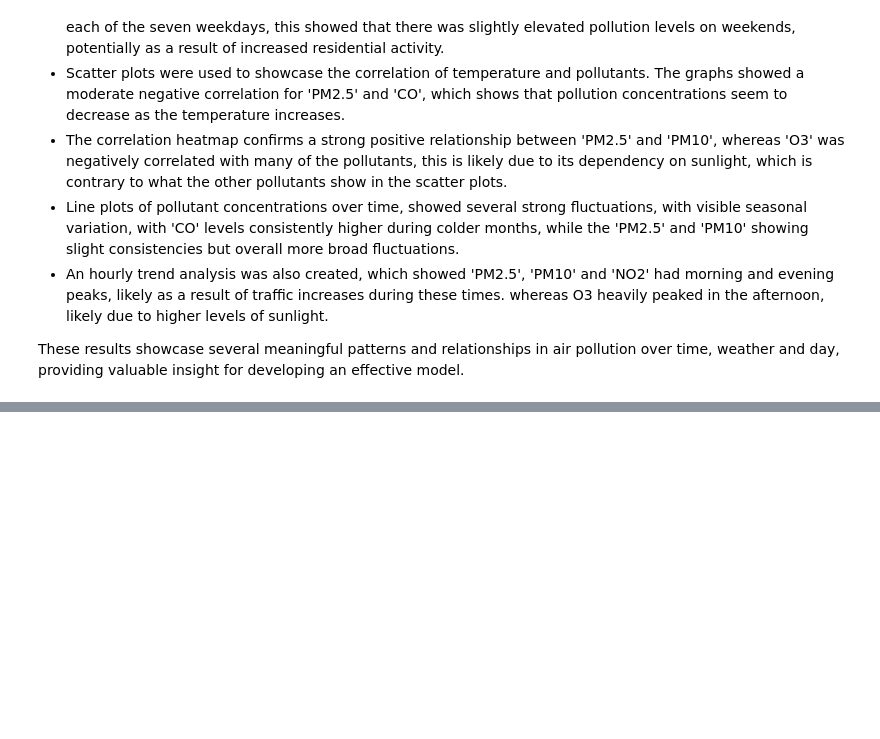
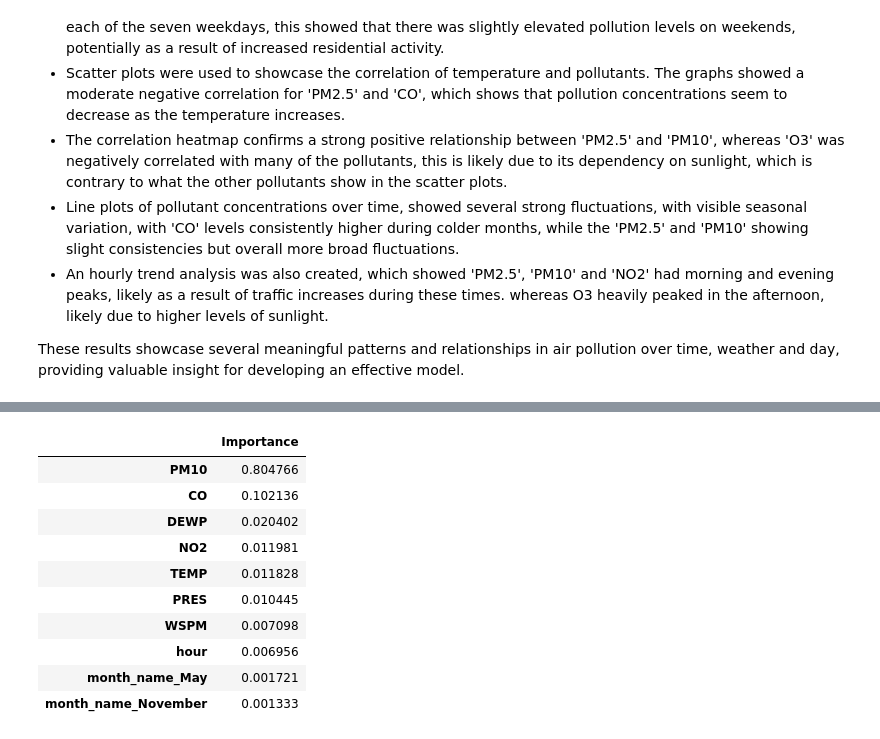
Before and after one commit to st20202093/Air-Pollution, a Jupyter notebook: air_quality.ipynb, the cells around one changed output, grey strips where cells are left out. Drawn from its saved outputs; the diff is of its cells as text; code cells hidden in the pictures; blank space fills up the shorter version.

Commit message:
Added updated jupyter notebook with model training and evaluation (Task 3)

```diff
--- a/air_quality.ipynb
+++ b/air_quality.ipynb
@@ -364,0 +367,80 @@ These results showcase several meaningful patterns and relationships in air poll
+# %%
+# Feature selection and prediction target
+base_features = [
+    'TEMP', 'DEWP', 'PRES', 'RAIN', 'WSPM',
+    'day_name', 'month_name', 'wd', 'PM10', 'NO2', 'CO', 'hour'
+]
+target = 'PM2.5'
+
+# Data preprocessing
+# Extract hour from datetime
+data = preprocessed_air_quality_data.copy()
+data['hour'] = data['datetime'].dt.hour
+
+# Categorise and encode data
+data = data[base_features + [target]].dropna()
+categorical = ['day_name', 'month_name', 'wd']
+data_encoded = pd.get_dummies(data, columns=categorical, drop_first=True)
+
+# Set features and target
+X = data_encoded.drop(columns=[target])
+y = data_encoded[target]
+
+# Split train and test sets
+X_train, X_test, y_train, y_test = train_test_split(X, y, test_size=0.2, random_state=42)
+
+# Random forest training
+rf_model = RandomForestRegressor(n_estimators=100, random_state=42)
+rf_model.fit(X_train, y_train)
+rf_preds = rf_model.predict(X_test)
+
+# Linear regression training
+scaler = StandardScaler()
+X_train_scaled = scaler.fit_transform(X_train)
+X_test_scaled = scaler.transform(X_test)
+lr_model = LinearRegression()
+lr_model.fit(X_train_scaled, y_train)
+lr_preds = lr_model.predict(X_test_scaled)
+
+# Gradient boosting training
+gb_model = GradientBoostingRegressor(n_estimators=100, learning_rate=0.1, random_state=42)
+gb_model.fit(X_train, y_train)
+gb_preds = gb_model.predict(X_test)
+
+# Evaluation metrics function
+def evaluate_model(name, y_true, y_pred):
+    print(f"\n{name} Performance:")
+    print(f"MAE : {mean_absolute_error(y_true, y_pred):.2f}")
+    print(f"RMSE: {np.sqrt(mean_squared_error(y_true, y_pred)):.2f}")
+    print(f"R2  : {r2_score(y_true, y_pred):.3f}")
+
+# calling evaluation function
+evaluate_model("Random Forest", y_test, rf_preds)
+evaluate_model("Linear Regression", y_test, lr_preds)
+evaluate_model("Gradient Boosting", y_test, gb_preds)
+
+# Ensemble models
+# Even split ensemble (RF + LR)
+ensemble_even = (rf_preds + lr_preds) / 2
+evaluate_model("Simple Ensemble (RF + LR)", y_test, ensemble_even)
+
+# Weighted two model ensemble (70% RF + 30% LR)
+ensemble_weighted_two = 0.7 * rf_preds + 0.3 * lr_preds
+evaluate_model("Weighted Ensemble (70% RF + 30% LR)", y_test, ensemble_weighted_two)
+
+# Weighted three model ensemble (60% RF + 30% GB + 10% LR)
+ensemble_weighted_three = 0.6 * rf_preds + 0.3 * gb_preds + 0.1 * lr_preds
+evaluate_model("Weighted Ensemble (60% RF + 30% GB + 10% LR)", y_test, ensemble_weighted_three)
+
+# Random Forest data importance
+importances = pd.Series(rf_model.feature_importances_, index=X.columns)
+important_features = importances.sort_values(ascending=False).head(10)
+print("\nMost important features (Random Forest):")
+display(important_features.to_frame("Importance"))
+
+# Linear Regression coefficients
+lr_coefficients = pd.Series(lr_model.coef_, index=X.columns)
+important_lr = lr_coefficients.abs().sort_values(ascending=False).head(10)
+print("\nMost important coefficients (Linear Regression):")
+display(important_lr.to_frame("Coefficient"))
+# %% [output]
@@ -364,0 +464,11 @@ These results showcase several meaningful patterns and relationships in air poll
+|  | Importance |
+| PM10 | 0.804766 |
+| CO | 0.102136 |
+| DEWP | 0.020402 |
+| NO2 | 0.011981 |
+| TEMP | 0.011828 |
+| PRES | 0.010445 |
+| WSPM | 0.007098 |
+| hour | 0.006956 |
+| month_name_May | 0.001721 |
+| month_name_November | 0.001333 |
```
Also changed, not shown: parts of 9 cells of this notebook.
